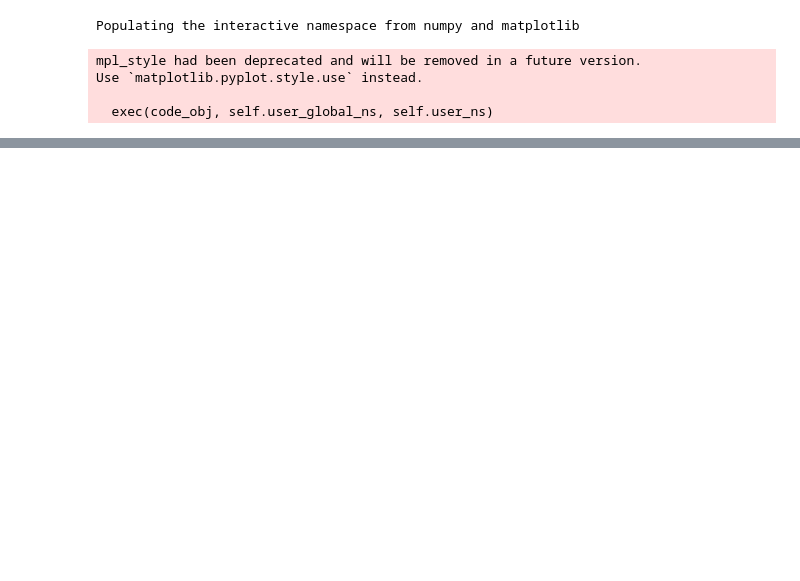
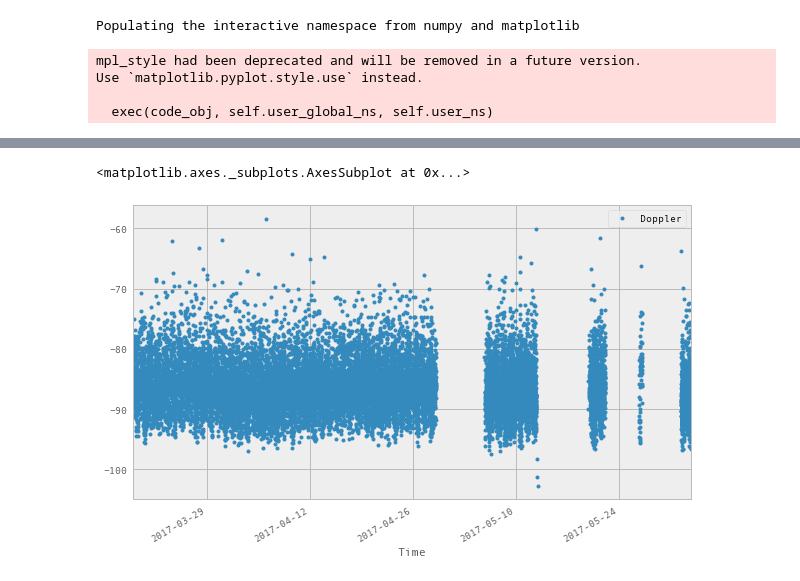
Before and after one commit to albertw/astronomy-notebooks, a Jupyter notebook: Meteor Data Processing.ipynb, the cells around one changed output, grey strips where cells are left out. Saved outputs shown, nothing was run; the diff lists cells and outputs as text; code cells hidden in the pictures; blank space fills up the shorter version.

```diff
--- a/Meteor Data Processing.ipynb
+++ b/Meteor Data Processing.ipynb
@@ -16,20 +18,29 @@ Use `matplotlib.pyplot.style.use` instead.
 
   exec(code_obj, self.user_global_ns, self.user_ns)
 # %%
-def dateparse(x):
-    return datetime.combine(d, datetime.strptime(x, '%H:%M:%S').time())
 
-files = !ls event*
-dflist = []
-for filename in files:
-    d = datetime.strptime(filename[9:17], '%Y%m%d')
-    dflist.append(pd.read_csv(filename,
+daterangestr=""
+def read_csv():
+    global daterangestr
+    def dateparse(x):
+        return datetime.combine(d, datetime.strptime(x, '%H:%M:%S').time())
+
+    files = !ls /Users/albertw/Dropbox/MeteorEvents/event*txt
+    dflist = []
+    for filename in files:
+        #print("Parsing " + str(filename))
+        d = datetime.strptime(os.path.basename(filename)[9:17], '%Y%m%d')
+        try:
+            dflist.append(pd.read_csv(filename,
                  parse_dates = ['Time'],
                  names = ["Time", "Hour Event", "Doppler", "x", "y", "Duration"],
                  date_parser = dateparse,
-                index_col = "Time"))
-df = pd.concat(dflist)
-daterangestr = str(df.index.date.min())+' to ' + str(df.index.date.max()) +'.'
+                 index_col = "Time"))
+        except ValueError as e:
+            print "Error with " + filename + " " + str(e)
+    df = pd.concat(dflist)
+    daterangestr = str(df.index.date.min())+' to ' + str(df.index.date.max()) +'.'
+    return df
 # %%
 def plot_counts_by_hour(df):
     """ Plot a histogram of the counts per hour"""
@@ -127,0 +141,7 @@ plot_counts_per_day(df)
+# %%
+# Scatter plot of Doppler
+df2 = df.reset_index()
+df2.plot(x='Time', y='Doppler', style=".")
+# %% [output]
+<matplotlib.axes._subplots.AxesSubplot at 0x...>
+[figure, added]
```
Also changed, not shown: parts of 13 cells of this notebook.
